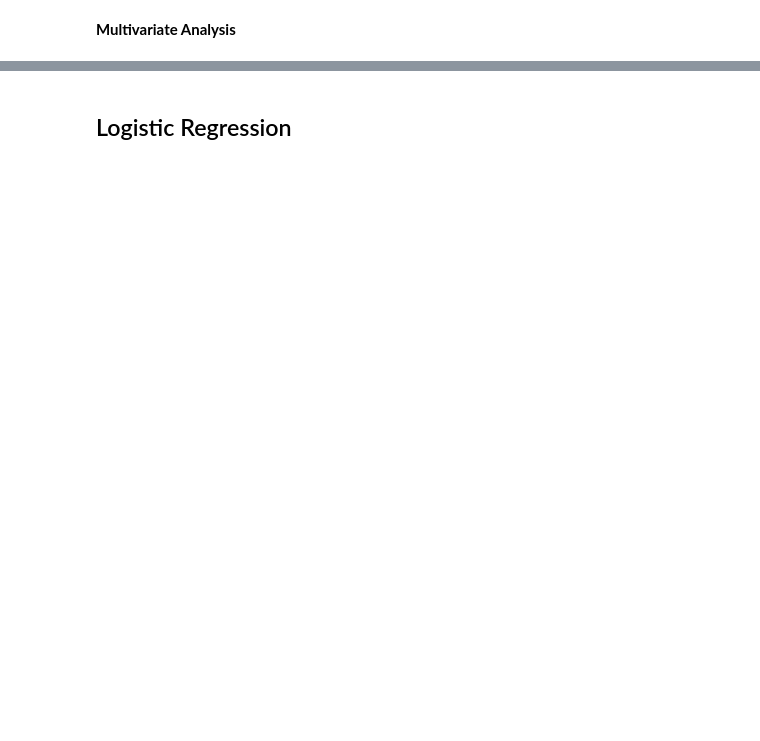
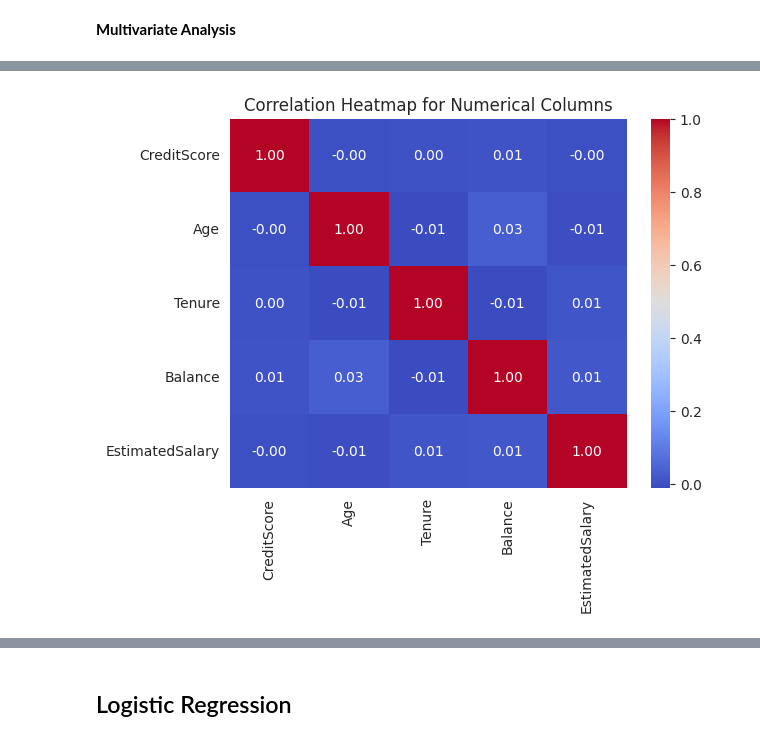
Before and after one commit to mwang-cmn/Bank-Customer-Churn-Prediction, a Jupyter notebook: Banking_Churn_Prediction.ipynb, the cells around one changed output, grey strips where cells are left out. Cells and saved outputs as stored; diff of their text form; code cells hidden in the pictures; blank space fills up the shorter version.

```diff
--- a/Banking_Churn_Prediction.ipynb
+++ b/Banking_Churn_Prediction.ipynb
@@ -190 +213,8 @@ plt.show()
+# %%
+correlation_matrix = churn_data[numerical_cols].corr()
+sns.heatmap(correlation_matrix, annot=True, cmap='coolwarm', fmt='.2f')
+plt.title('Correlation Heatmap for Numerical Columns')
+plt.show()
+# %% [output]
+[figure, added]
 # %%
```
Also changed, not shown: parts of 62 cells of this notebook.
